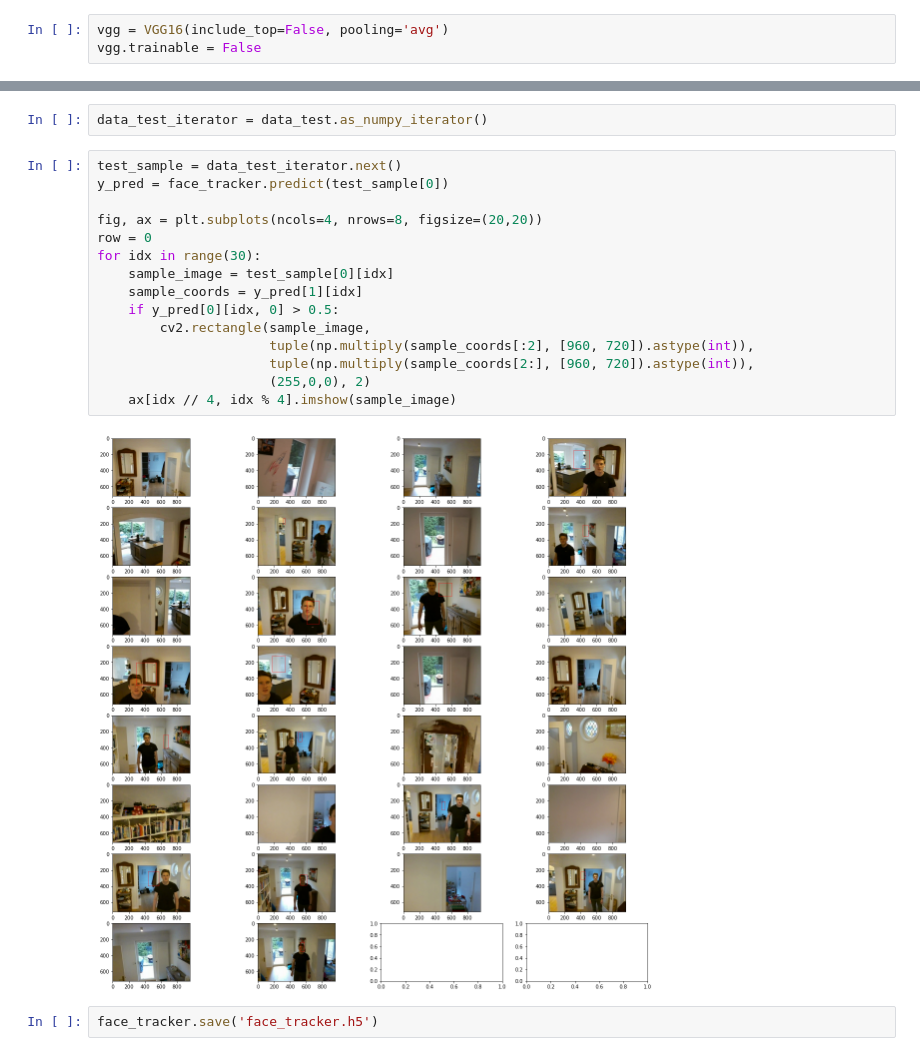
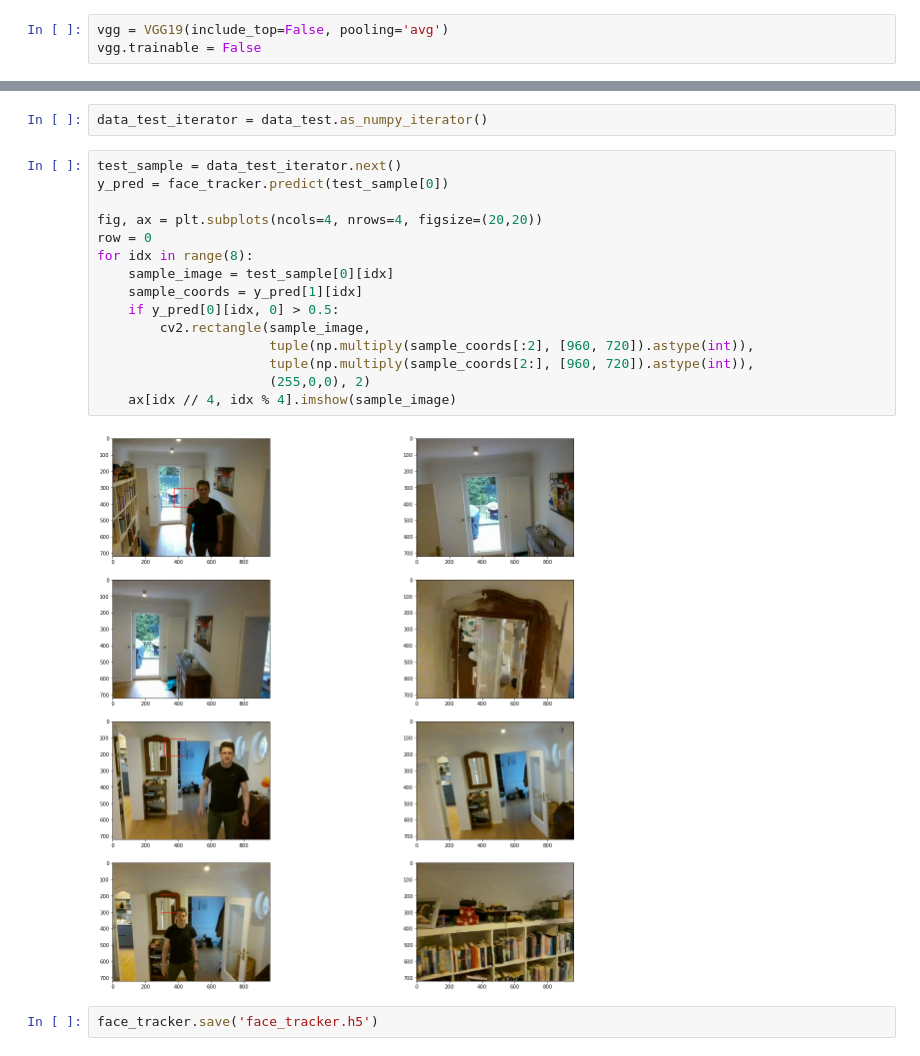
Before and after one commit to piwi3/my_drone_project, a Jupyter notebook: code/notebooks/face_detection.ipynb, the cells around one changed output, grey strips where cells are left out. Saved outputs shown, nothing was run; the diff lists cells and outputs as text.

```diff
--- a/code/notebooks/face_detection.ipynb
+++ b/code/notebooks/face_detection.ipynb
@@ -457,7 +457,7 @@ for idx in range(4):
 # %%
 K.clear_session()
 # %%
-vgg = VGG16(include_top=False, pooling='avg')
+vgg = VGG19(include_top=False, pooling='avg')
 vgg.trainable = False
 # %%
 # Use convolutional layers from mobile net as base model
@@ -745,20 +745,20 @@ data_test_iterator = data_test.as_numpy_iterator()
 # %%
 test_sample = data_test_iterator.next()
 y_pred = face_tracker.predict(test_sample[0])
 
-fig, ax = plt.subplots(ncols=4, nrows=8, figsize=(20,20))
+fig, ax = plt.subplots(ncols=4, nrows=4, figsize=(20,20))
 row = 0
-for idx in range(30):
+for idx in range(8):
     sample_image = test_sample[0][idx]
     sample_coords = y_pred[1][idx]
     if y_pred[0][idx, 0] > 0.5:
         cv2.rectangle(sample_image,
                       tuple(np.multiply(sample_coords[:2], [960, 720]).astype(int)),
                       tuple(np.multiply(sample_coords[2:], [960, 720]).astype(int)),
                       (255,0,0), 2)
     ax[idx // 4, idx % 4].imshow(sample_image)
 # %% [output]
-[figure, old version]
+[figure, new version]
 # %%
 face_tracker.save('face_tracker.h5')
 # %% [output]
```
Also changed, not shown: parts of 13 cells of this notebook, 27 other files.
